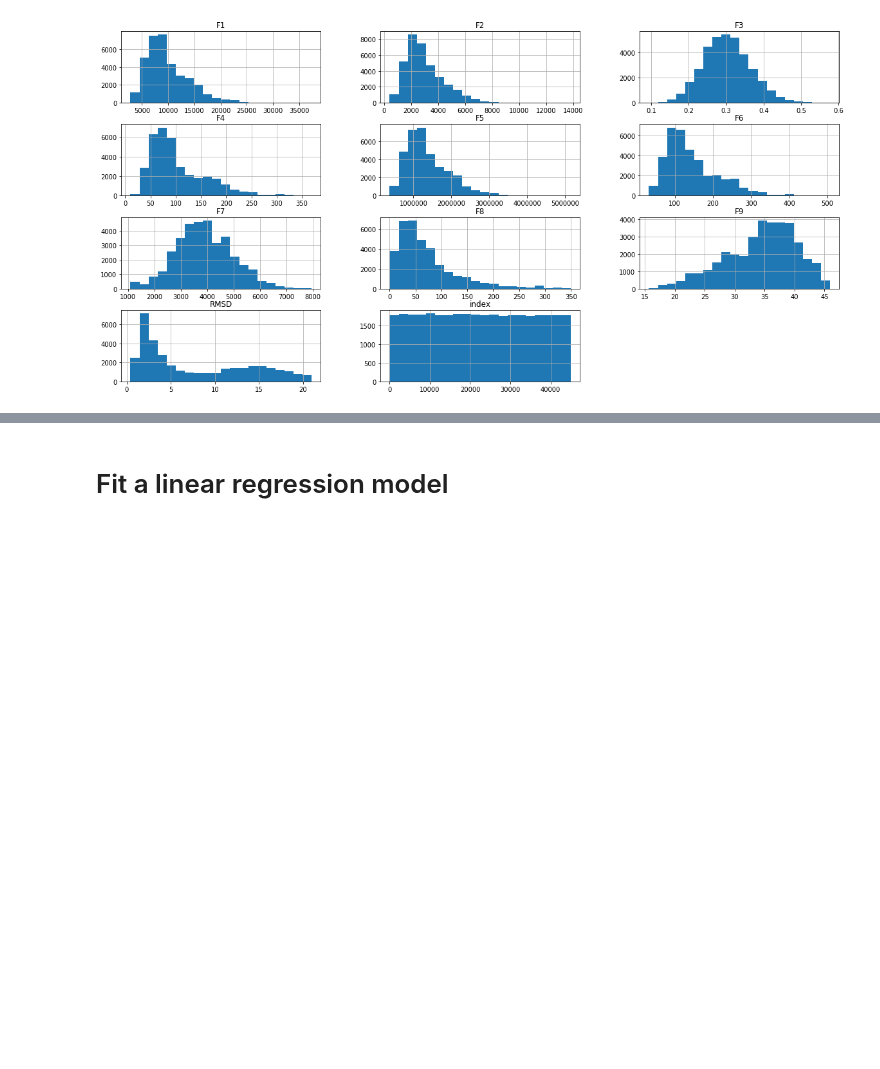
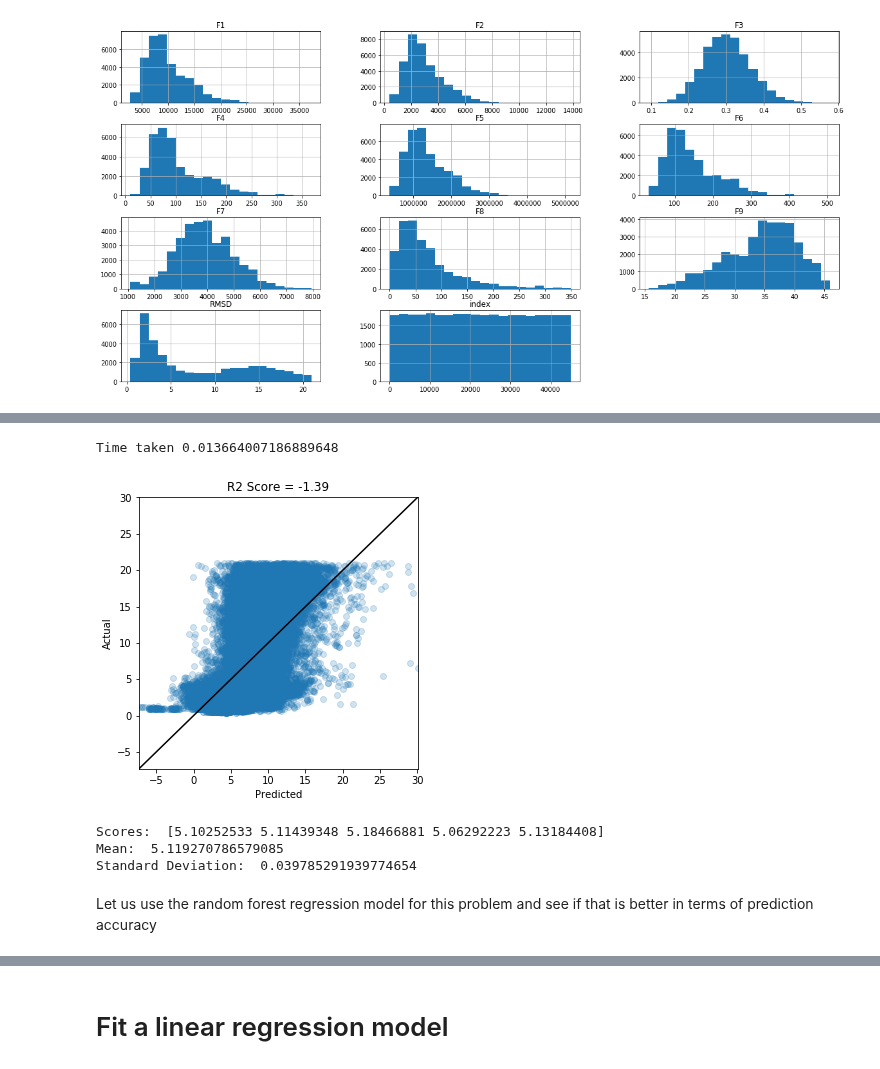
Before and after one commit to aniket-ak/Machine-Learning-CASP-Dataset, a Jupyter notebook: CASP_Exploring_Design_Space_with_pipelines.ipynb, the cells around one changed output, grey strips where cells are left out. Drawn from its saved outputs; the diff is of its cells as text; code cells hidden in the pictures; blank space fills up the shorter version.

```diff
--- a/CASP_Exploring_Design_Space_with_pipelines.ipynb
+++ b/CASP_Exploring_Design_Space_with_pipelines.ipynb
@@ -196,6 +200,6 @@ X_test, y_test = casp_test_set.drop("RMSD", axis=1),casp_test_set["RMSD"]
 # %%
-from sklearn.preprocessing import MinMaxScaler
+from sklearn.preprocessing import StandardScaler
 
-scaler = MinMaxScaler()
+scaler = StandardScaler()
 
 X_train_scaled = scaler.fit_transform(X_train)
@@ -202,18 +210,27 @@ X_train_scaled = scaler.fit_transform(X_train)
 # %%
 from sklearn.linear_model import LinearRegression
+from sklearn.metrics import mean_squared_error, r2_score
 import time
 lin_reg = LinearRegression();
 
 start_time = time.time()
 lin_reg.fit(X_train_scaled, y_train)
 print('Time taken ' + str(time.time() - start_time))
+# %% [output]
+Time taken 0.013664007186889648
 # %%
 def plot_results(X, y, lin_reg_model, name):
     plt.figure(figsize=(5,5))
     y_pred = lin_reg_model.predict(X)
     plt.scatter(y_pred,y, alpha=0.2)
     plt.plot([y_pred.min(),y_pred.max()],[y_pred.min(),y_pred.max()],'k')
+    plt.xlim(y_pred.min(),y_pred.max())
+    plt.ylim(y_pred.min(),y_pred.max())
     plt.xlabel('Predicted')
     plt.ylabel('Actual')
     plt.title("R2 Score = " +str(round(r2_score(lin_reg_model.predict(X), y),2)))
     plt.savefig(name+'.svg', format='svg')
+# %%
+plot_results(X_train_scaled, y_train, lin_reg, "")
+# %% [output]
+[figure, added]
@@ -219,0 +246,8 @@ def plot_results(X, y, lin_reg_model, name):
+# %%
+display_scores(np.sqrt(-scores))
+# %% [output]
+Scores:  [5.10252533 5.11439348 5.18466881 5.06292223 5.13184408]
+Mean:  5.119270786579085
+Standard Deviation:  0.039785291939774654
+# %% [markdown]
+Let us use the random forest regression model for this problem and see if that is better in terms of prediction accuracy
```
Also changed, not shown: parts of 14 cells of this notebook.
